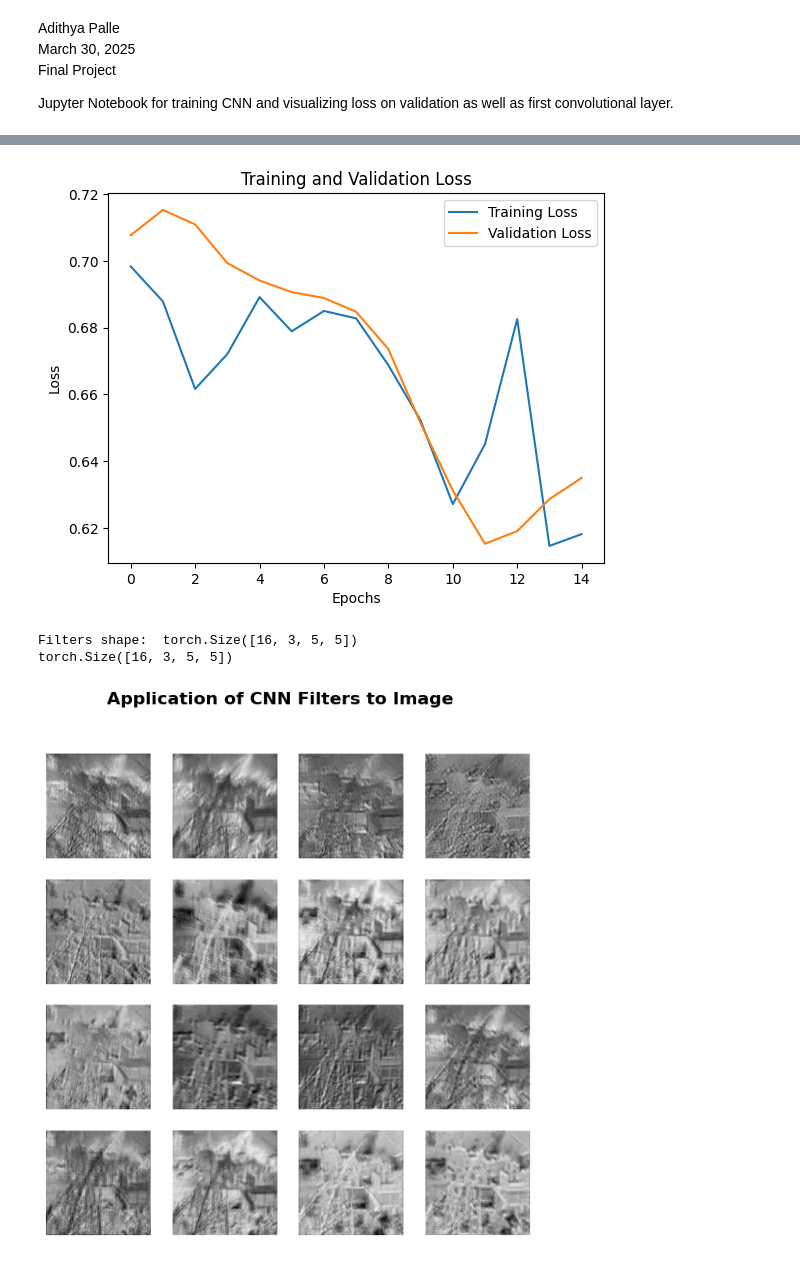
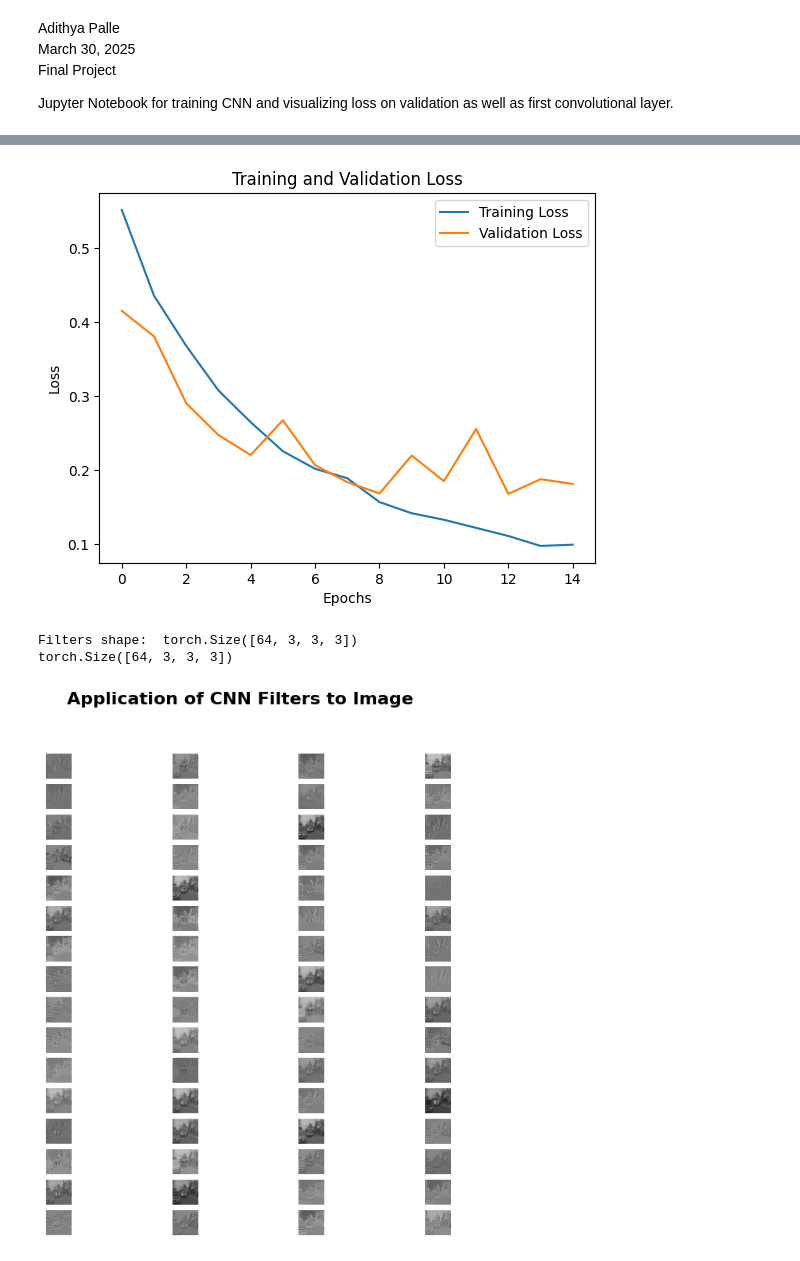
Before and after one commit to 4di03/FireDetection, a Jupyter notebook: train_cnn.ipynb, the cells around one changed output, grey strips where cells are left out. Cells and saved outputs as stored; diff of their text form; code cells hidden in the pictures.

```diff
--- a/train_cnn.ipynb
+++ b/train_cnn.ipynb
@@ -16,8 +13,8 @@ from train_cnn import TrainingModel, train_cnn, ModelWithTransform, visualize_lo
 from data_extraction import get_image_data, preprocess_data, TRANSFORM
 import torch
 import matplotlib.pyplot as plt
-n_samples = 100
-MODEL_NAME = "silly_test"
+n_samples = 20000
+MODEL_NAME = "final_exp"
 output_file_path = f"{MODEL_NAME}.pth"
 
 print(f"Using {n_samples} images for training and testing.")
@@ -108,14 +105,14 @@ Model saved to silly_test.pth
 # %%
 visualize_loss_curve(train_loss, val_loss)
 # %% [output]
-[figure, old version]
+[figure, new version]
 # %%
-random_fire_img = TRANSFORM(random_fire_img) # apply preprocessing
+random_fire_img = TRANSFORM(random_fire_img).to(DEVICE) # apply preprocessing
 visualize_layer_weights(fire_detector.model.trained_model.convolutional_layers[0], random_fire_img)
 # %% [output]
-Filters shape:  torch.Size([16, 3, 5, 5])
-torch.Size([16, 3, 5, 5])
+Filters shape:  torch.Size([64, 3, 3, 3])
+torch.Size([64, 3, 3, 3])
-[figure, old version]
+[figure, new version]
 # %%
 # TODO: save test tensors to tensor_cahce and run inferneceo ntehm  to test recall/fpr on unseen image data
 # use VAL images to get decision threshold
```
Also changed, not shown: parts of 3 cells of this notebook, 3 other files.
